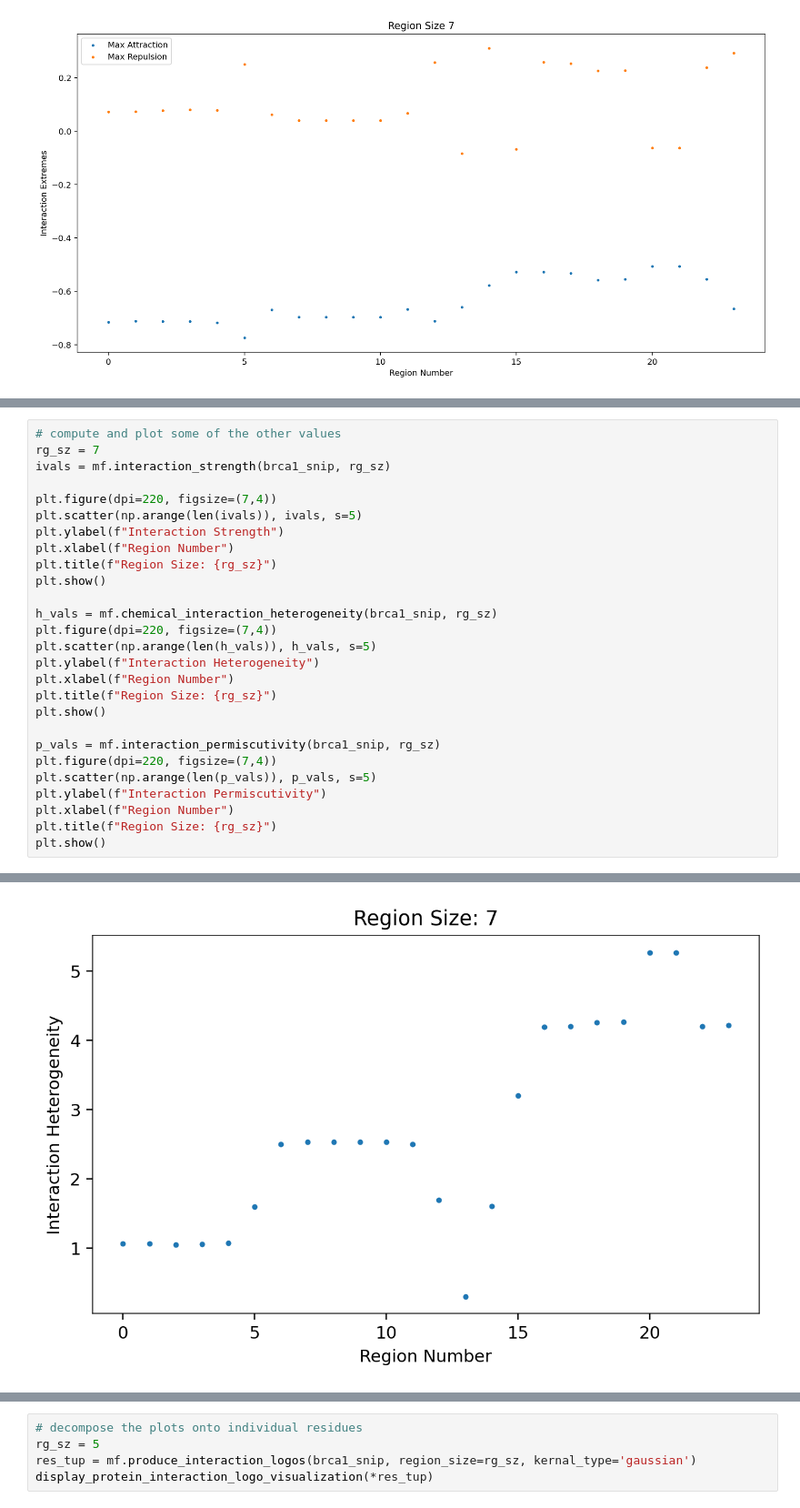
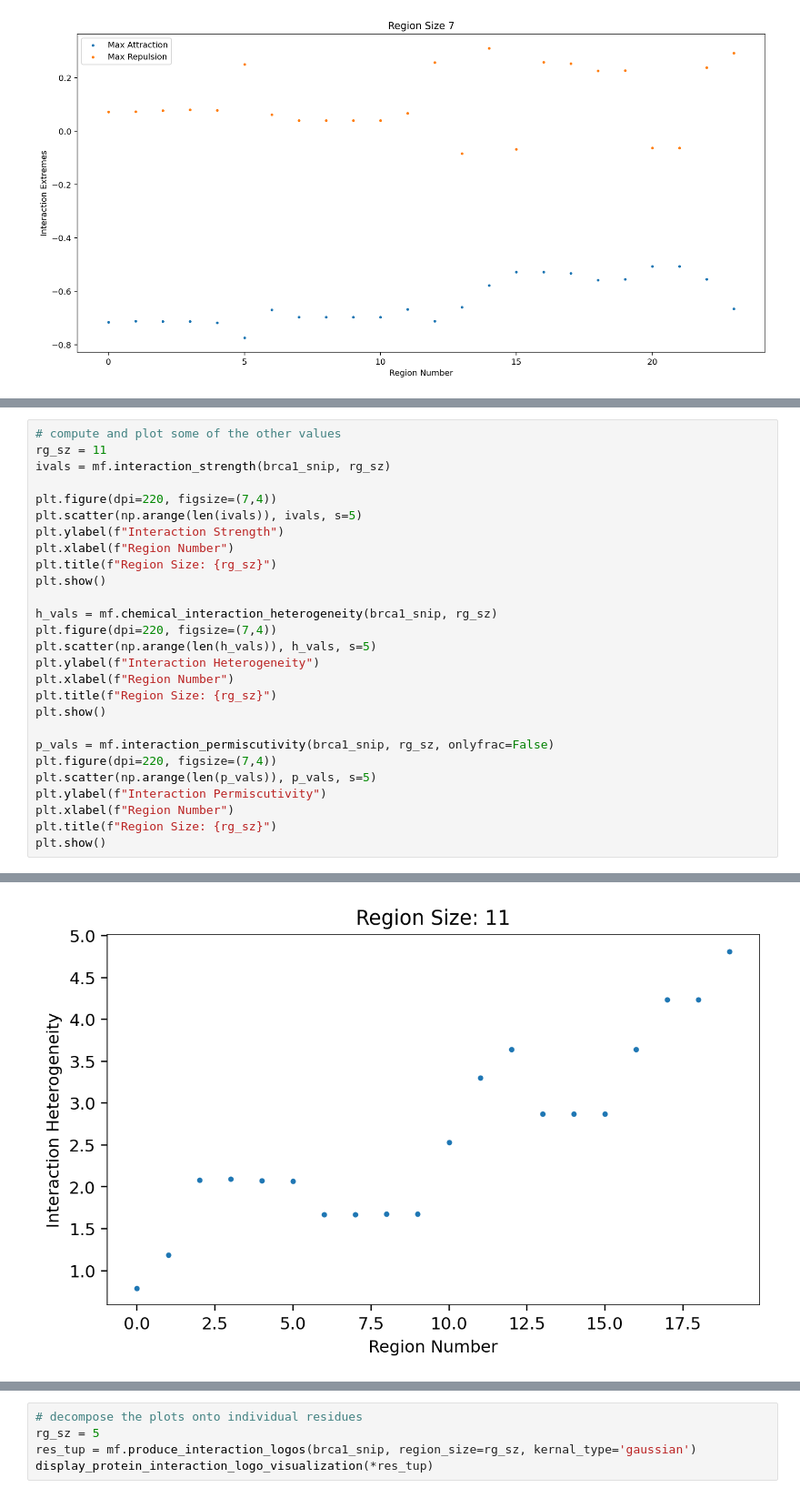
Before and after one commit to idptools/finches, a Jupyter notebook: demo/single_seq_analysis/sequence_logo.ipynb, the cells around one changed output, grey strips where cells are left out. Shown at 91% size. Drawn from its saved outputs; the diff is of its cells as text.

```diff
--- a/demo/single_seq_analysis/sequence_logo.ipynb
+++ b/demo/single_seq_analysis/sequence_logo.ipynb
@@ -125,7 +125,7 @@ display_protein_interaction_logo_visualization(*res_tup)
 | 1 | 2 | 3 | 4 | 5 | ... |
 # %%
 # compute and plot some of the other values
-rg_sz = 7
+rg_sz = 11
 ivals = mf.interaction_strength(brca1_snip, rg_sz)
 
 plt.figure(dpi=220, figsize=(7,4))
@@ -143,7 +143,7 @@ plt.xlabel(f"Region Number")
 plt.title(f"Region Size: {rg_sz}")
 plt.show()
 
-p_vals = mf.interaction_permiscutivity(brca1_snip, rg_sz)
+p_vals = mf.interaction_permiscutivity(brca1_snip, rg_sz, onlyfrac=False)
 plt.figure(dpi=220, figsize=(7,4))
 plt.scatter(np.arange(len(p_vals)), p_vals, s=5)
 plt.ylabel(f"Interaction Permiscutivity")
@@ -155 +155 @@ plt.show()
-[figure, old version]
+[figure, new version]
```
Also changed, not shown: parts of 1 cell of this notebook, 1 other file.
